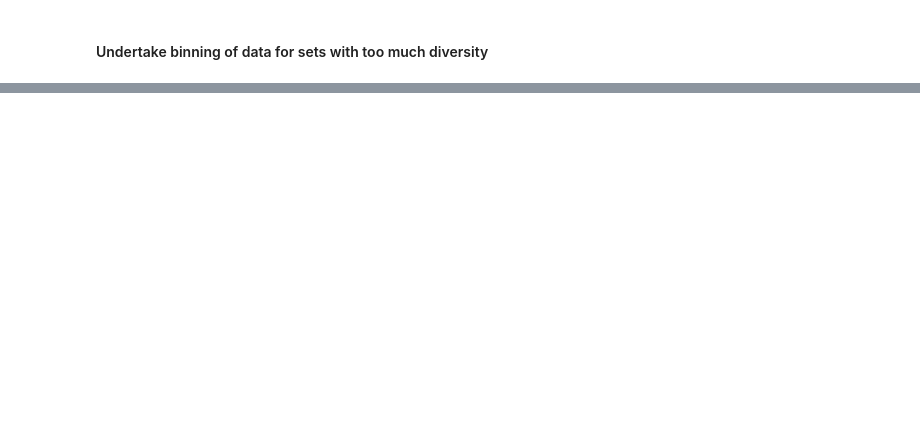
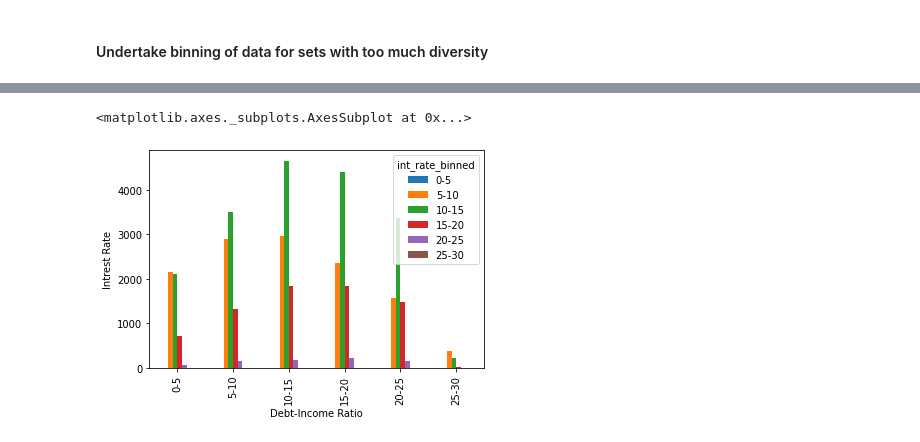
Before and after one commit to ishankarve/upgrad_lending_club_case_study, a Jupyter notebook: Ishan Karve.ipynb, the cells around one changed output, grey strips where cells are left out. Saved outputs shown, nothing was run; the diff lists cells and outputs as text; code cells hidden in the pictures; blank space fills up the shorter version.

```diff
--- a/Ishan Karve.ipynb
+++ b/Ishan Karve.ipynb
@@ -627,0 +547,7 @@ NameError: ignored
+# %%
+#undertake assessment of relationship between dti and intrest rate
+raw_table=pd.pivot_table(loan, index='int_rate_binned',columns='dti_binned',values='funded_amnt_inv',aggfunc='count')
+raw_table.T.plot(kind='bar', ylabel='Intrest Rate', xlabel='Debt-Income Ratio')
+# %% [output]
+<matplotlib.axes._subplots.AxesSubplot at 0x...>
+[figure, added]
```
Also changed, not shown: parts of 15 cells of this notebook.
